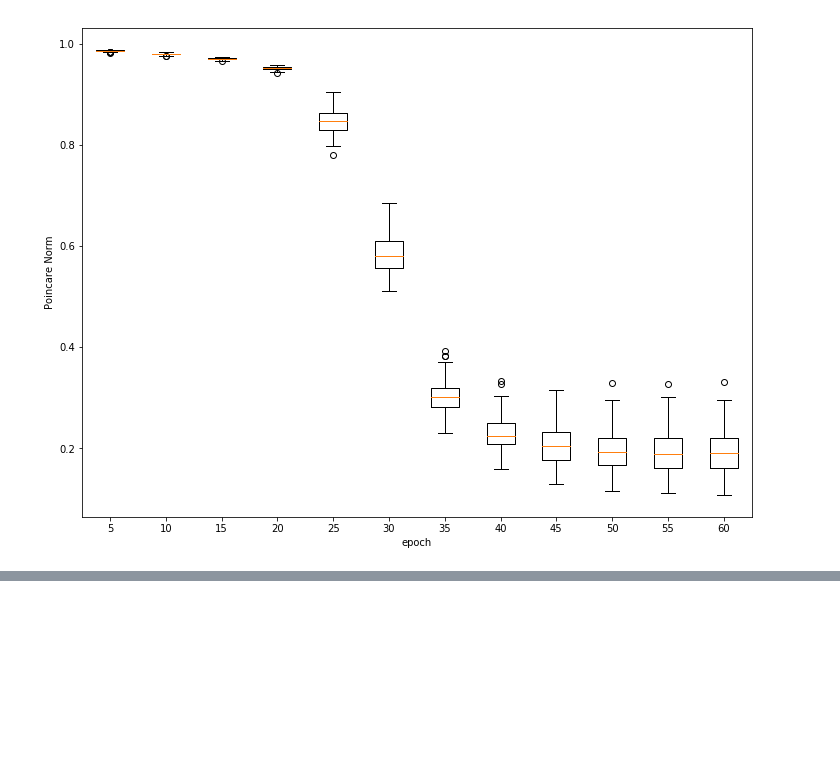
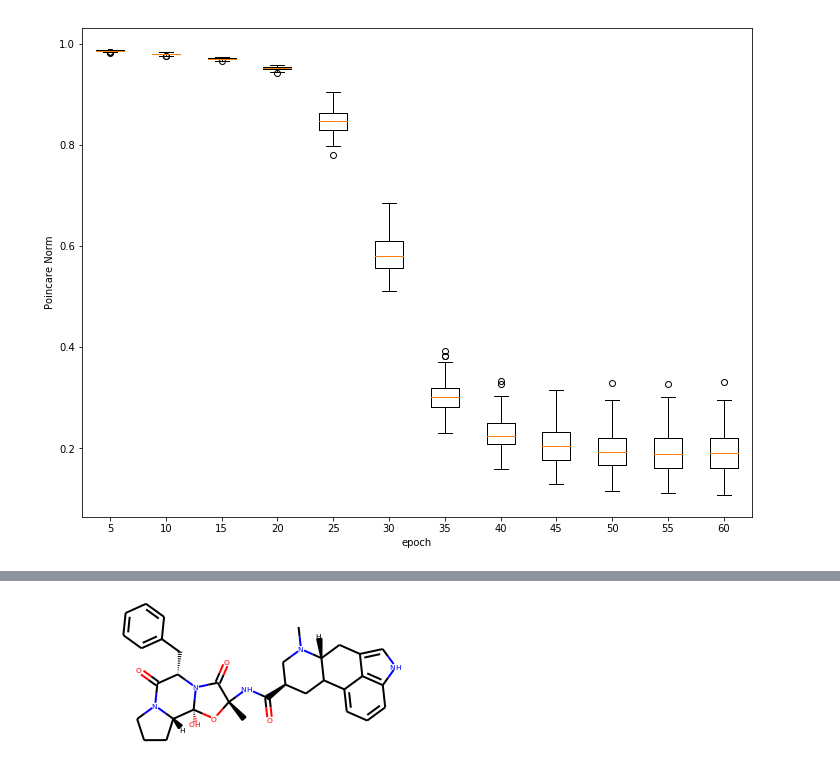
Before and after one commit to batmanlab/drugEmbedding, a Jupyter notebook: MolEmbedding/MolEmbedding Evaluation.ipynb, the cells around one changed output, grey strips where cells are left out. Cells and saved outputs as stored; diff of their text form; code cells hidden in the pictures; blank space fills up the shorter version.

```diff
--- a/MolEmbedding/MolEmbedding Evaluation.ipynb
+++ b/MolEmbedding/MolEmbedding Evaluation.ipynb
@@ -545,0 +1168,5 @@ fig.show()
+# %%
+# step 3: reduce dimension using UMap
+reducer = umap.UMAP()
+embedding = reducer.fit_transform(latent_reps)
+embedding.shape
@@ -545,0 +1301,27 @@ fig.show()
+# %%
+drugs_mu_dict = {}
+for key in drugs_dict.keys():
+    smile_1st = drugs_dict[key]
+    input_sequence = [w2i['<sos>']]
+    for i in smile_1st:
+        try:
+            input_sequence.append(w2i[i])
+        except:
+            input_sequence.append(w2i['<unk>'])
+    input_sequence.append(w2i['<eos>'])
+    input_sequence = input_sequence + [0] * (configs['max_sequence_length'] - len(input_sequence) - 1)
+    input_sequence = np.asarray(input_sequence)
+    input_sequence = torch.from_numpy(input_sequence).unsqueeze(0)
+    sequence_length = torch.tensor([len(smile_1st) + 1])
+    _, mean, logv, _, _, _ = model.forward(input_sequence, sequence_length)
+
+    samples_idx, z = model.inference(n=1, sampling_mode='greedy', z=mean)
+    for i in range(1):
+        smiles = []
+        for j in range(configs['max_sequence_length']):
+            if samples_idx[i, j] == w2i['<eos>']:
+                break
+            smiles.append(i2w[samples_idx[i, j].item()])
+        smiles = "".join(smiles)
+
+    drugs_mu_dict[key] = [smile_1st, smiles, mean.cpu().detach().numpy()]
@@ -545,0 +1502,7 @@ fig.show()
+# %%
+d1 = drugs_mu_dict['Dihydroergotoxine']
+# %%
+m1 = Chem.MolFromSmiles(d1[0])
+m1
+# %% [output]
+[figure, added]
```
Also changed, not shown: parts of 115 cells of this notebook.
